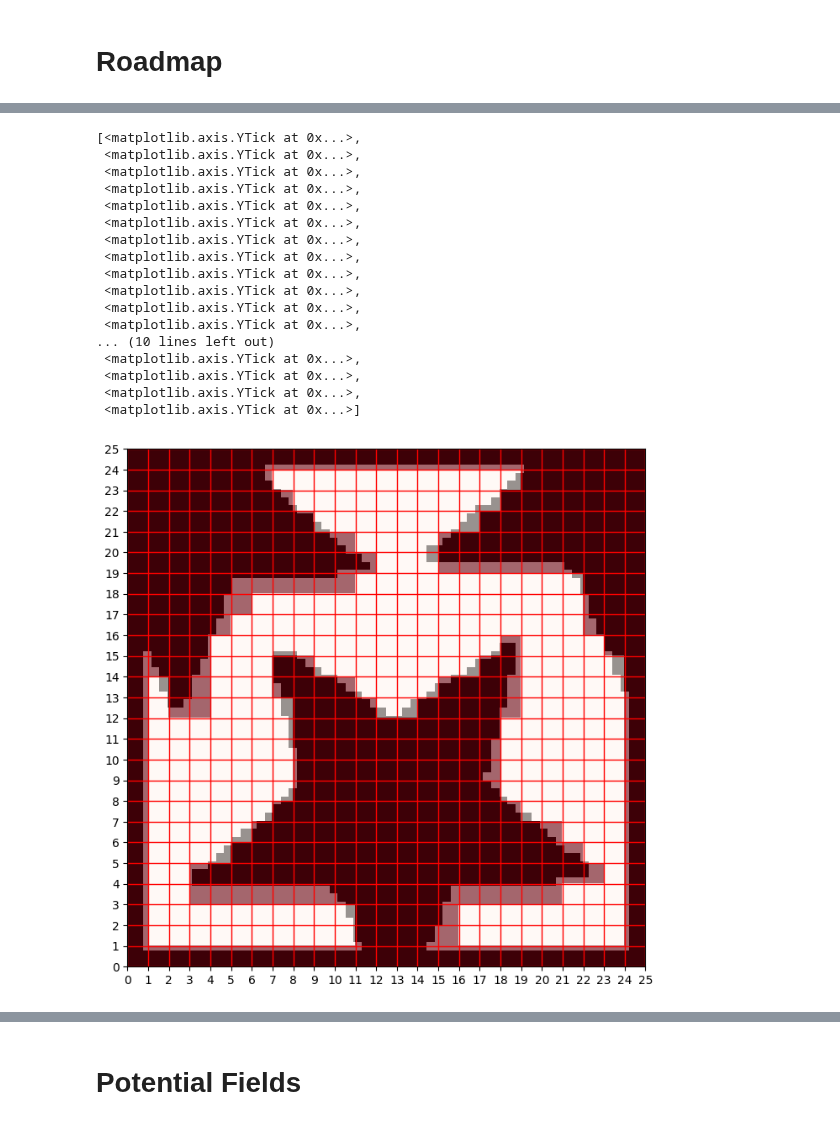
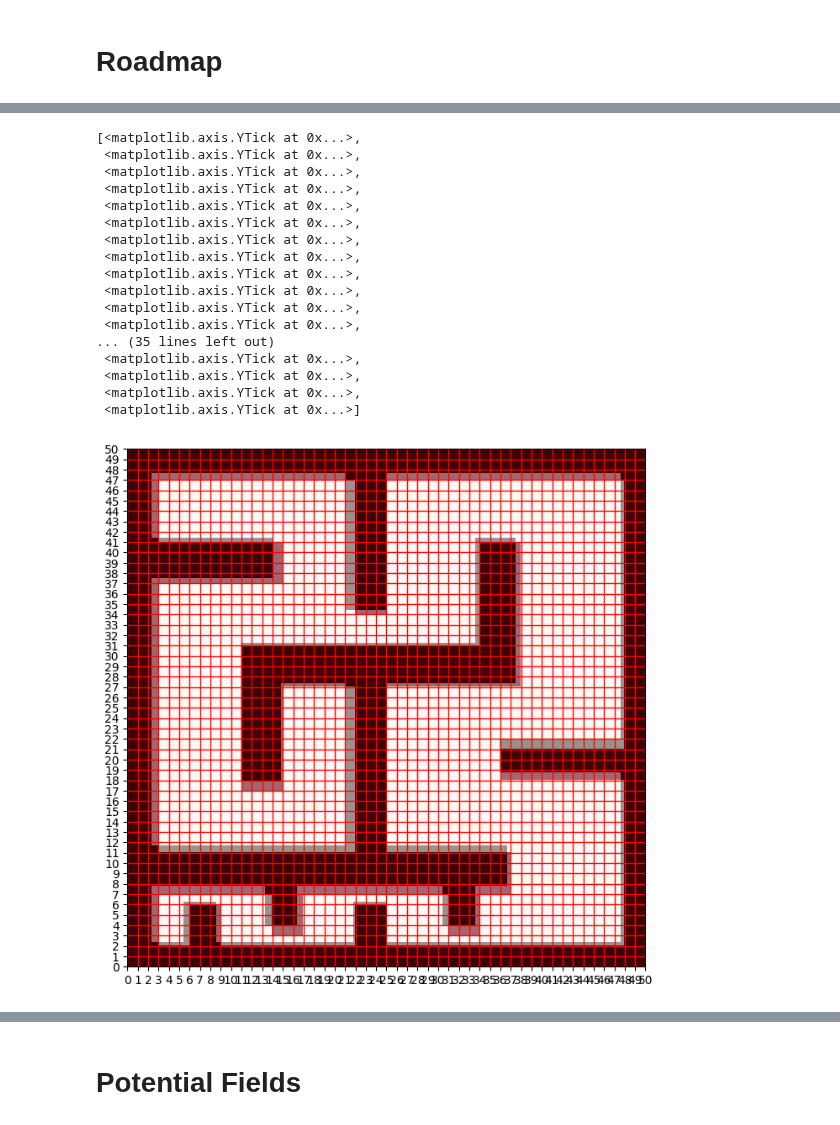
Before and after one commit to EnnesJp/robotica-movel-tp1, a Jupyter notebook: TP2/robotica-movel-tp2.ipynb, the cells around one changed output, grey strips where cells are left out. Saved outputs shown, nothing was run; the diff lists cells and outputs as text; code cells hidden in the pictures.

Commit message:
feat: add new hard map

```diff
--- a/TP2/robotica-movel-tp2.ipynb
+++ b/TP2/robotica-movel-tp2.ipynb
@@ -24,7 +44,7 @@ ax = fig.add_subplot(111, aspect='equal')
 
 # Invertendo os valores para visualização (Branco - 0, Preto - 1)
 # img = 1 - mpimg.imread('img/mapa.png')
-img = 1 - mpimg.imread('img/star.png')
+img = 1 - mpimg.imread('img/hard.png')
 
 # Apenas para garantir que só teremos esses dois valores
 threshold = 0.01
@@ -38,6 +58,14 @@ ax.imshow(img, cmap='Greys', origin='upper')
 # %%
+# Mapa
+# x_size = 25
+# y_size = 25
+
+# Mapa Hard
+x_size = 50
+y_size = 50
+
 # Dimensões do mapa informado em metros (X, Y)
-map_dims = np.array([25, 25])
+map_dims = np.array([x_size, y_size])
 
 # Escala Pixel/Metro
 sy, sx = img.shape / map_dims
@@ -66,35 +94,35 @@ grid[grid >= threshold] = 1
 grid[grid <= threshold] = 0
 
 fig = plt.figure(figsize=(8,8), dpi=100)
 ax = fig.add_subplot(111, aspect='equal')
 
 # Plotando Mapa e Células
 obj = ax.imshow(img, cmap='Greys', extent=(0, map_dims[1], 0, map_dims[0]), origin='upper')
 obj = ax.imshow(grid, cmap='Reds', extent=(0, map_dims[1], 0, map_dims[0]), alpha=.6)
 
 # Plotando as linhas do grid para facilitar a visualização
 ax.grid(which='major', axis='both', linestyle='-', color='r', linewidth=1)
 ax.set_xticks(np.arange(0, map_dims[1]+1, cell_size))
 ax.set_yticks(np.arange(0, map_dims[0]+1, cell_size))
 # %% [output]
 [<matplotlib.axis.YTick at 0x...>,
  <matplotlib.axis.YTick at 0x...>,
  <matplotlib.axis.YTick at 0x...>,
  <matplotlib.axis.YTick at 0x...>,
  <matplotlib.axis.YTick at 0x...>,
  <matplotlib.axis.YTick at 0x...>,
  <matplotlib.axis.YTick at 0x...>,
  <matplotlib.axis.YTick at 0x...>,
  <matplotlib.axis.YTick at 0x...>,
  <matplotlib.axis.YTick at 0x...>,
  <matplotlib.axis.YTick at 0x...>,
  <matplotlib.axis.YTick at 0x...>,
-... (10 lines left out)
+... (35 lines left out)
  <matplotlib.axis.YTick at 0x...>,
  <matplotlib.axis.YTick at 0x...>,
  <matplotlib.axis.YTick at 0x...>,
  <matplotlib.axis.YTick at 0x...>]
-[figure, old version]
+[figure, new version]
 # %%
 # Criando o Grafo para o nosso Grid
 
```
Also changed, not shown: parts of 6 cells of this notebook, 5 other files.
